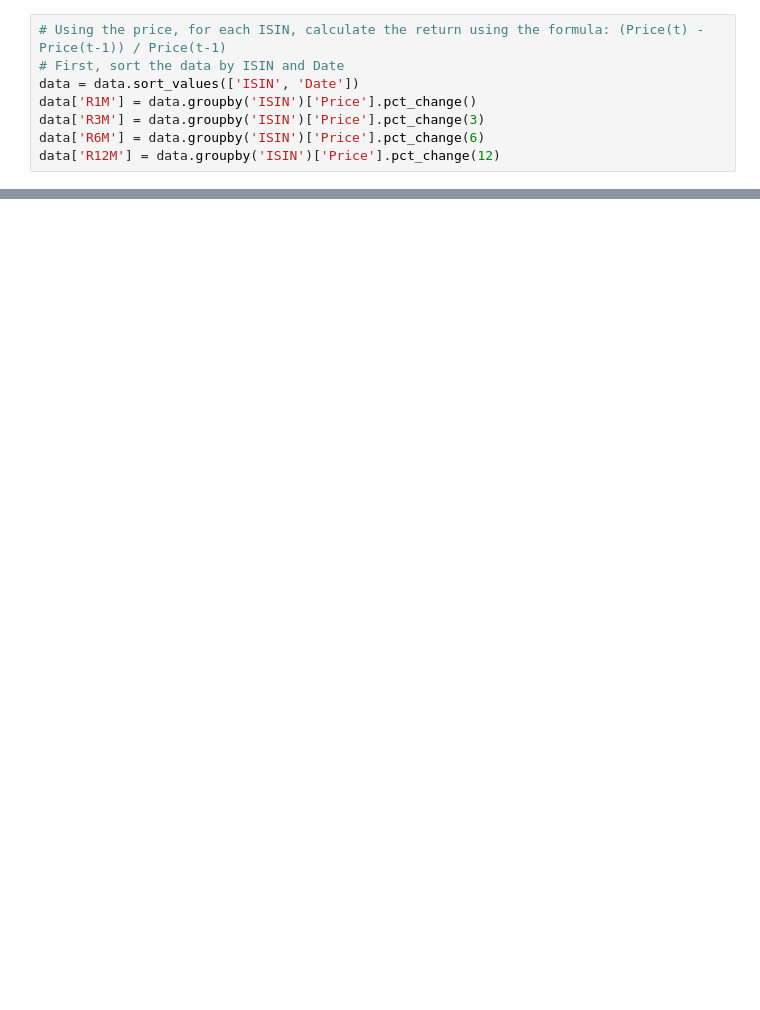
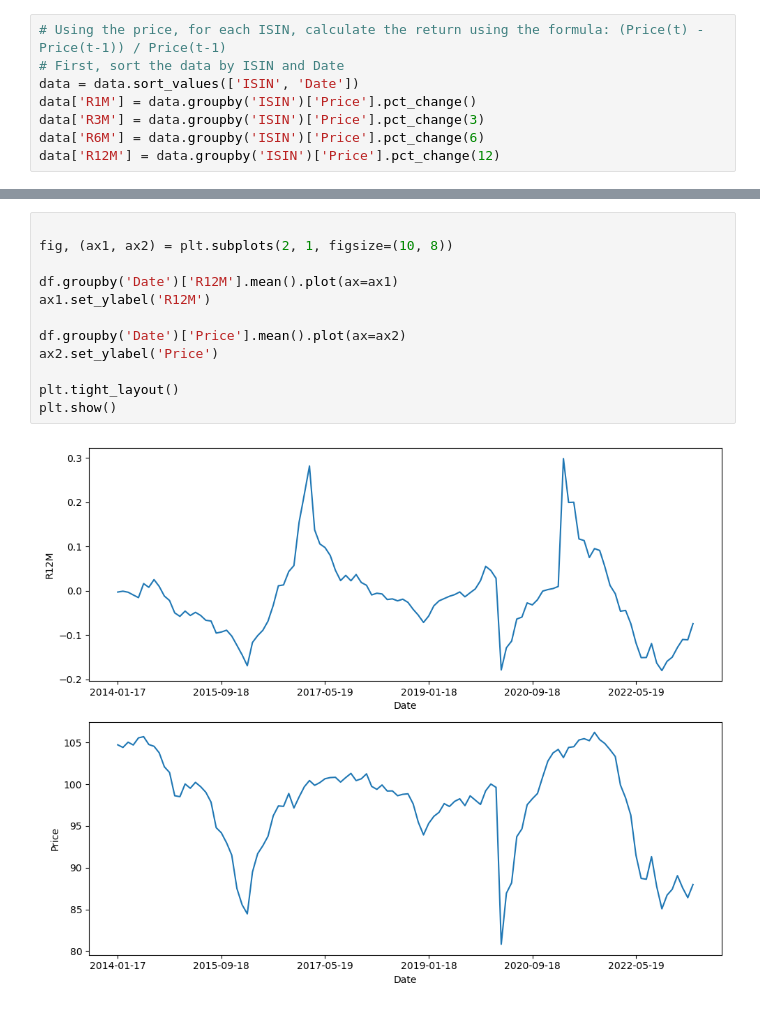
Before and after one commit to Alvaro-Olivie/TFG, a Jupyter notebook: TFG.ipynb, the cells around one changed output, grey strips where cells are left out. Drawn from its saved outputs; the diff is of its cells as text; blank space fills up the shorter version.

```diff
--- a/TFG.ipynb
+++ b/TFG.ipynb
@@ -158,0 +169,14 @@ data.head(20)
+# %%
+
+fig, (ax1, ax2) = plt.subplots(2, 1, figsize=(10, 8))
+
+df.groupby('Date')['R12M'].mean().plot(ax=ax1)
+ax1.set_ylabel('R12M')
+
+df.groupby('Date')['Price'].mean().plot(ax=ax2)
+ax2.set_ylabel('Price')
+
+plt.tight_layout()
+plt.show()
+# %% [output]
+[figure, added]
```
Also changed, not shown: parts of 6 cells of this notebook.
